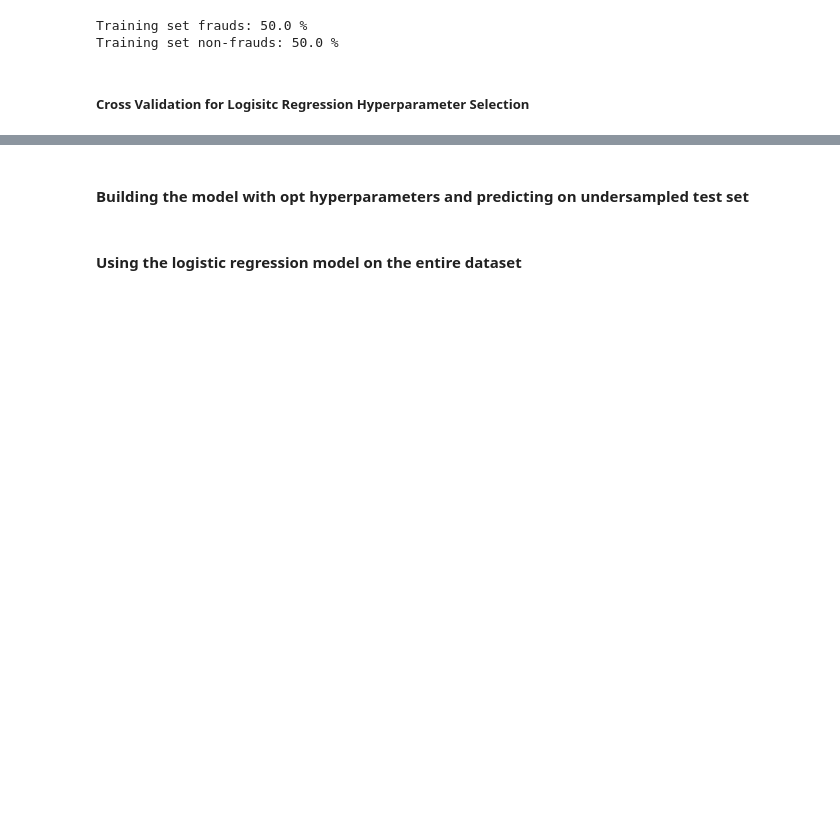
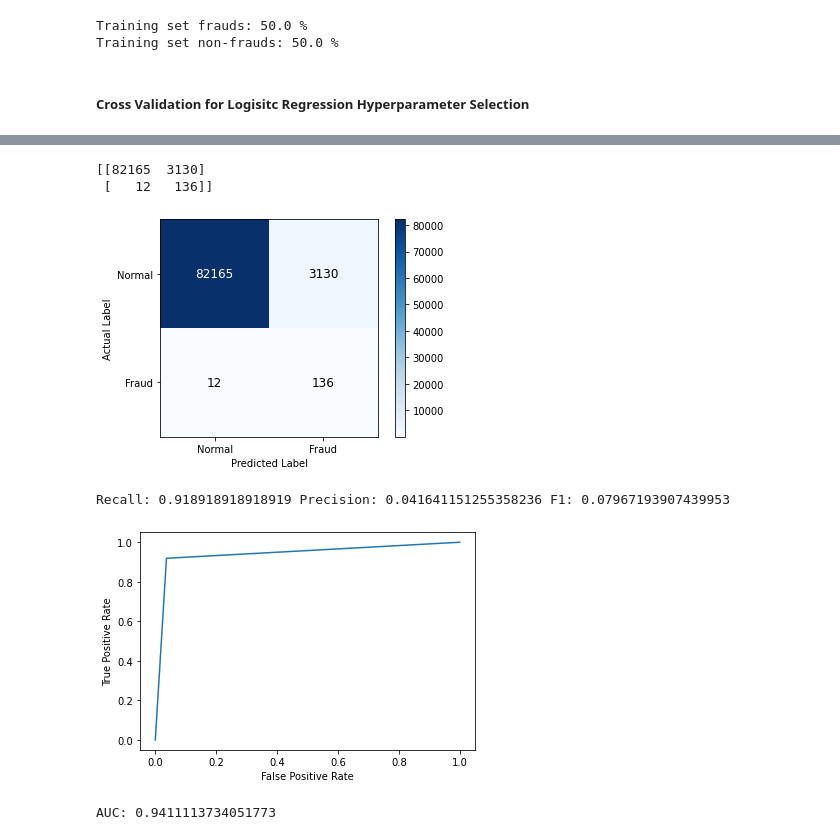
Before and after one commit to meuliano/ML_Credit_Card_Fraud_Detection, a Jupyter notebook: FraudDetection_ClairesEdits.ipynb, the cells around one changed output, grey strips where cells are left out. Saved outputs shown, nothing was run; the diff lists cells and outputs as text; code cells hidden in the pictures; blank space fills up the shorter version.

Commit message:
confusion matrix, ROC curve added

```diff
--- a/FraudDetection_ClairesEdits.ipynb
+++ b/FraudDetection_ClairesEdits.ipynb
@@ -95,7 +95,7 @@ y = data['Class']
 #### Break dataset into Training and Testing Sets Representative of the Imbalanced Dataset
 # %%
 #split dataset into training and test sets
-x_train, x_test, y_train, y_test = train_test_split(x, y, test_size = 0.2, random_state = 0, stratify = y)
+x_train, x_test, y_train, y_test = train_test_split(x, y, test_size = 0.3, random_state = 0, stratify = y)
 
 #check distributions of data
 fraud_train_pct = y_train[y_train== 1].value_counts()/len(y_train)*100
@@ -137,7 +137,7 @@ Training set non-frauds: 50.0 %
 def lr_kfold_cv(x_train,y_train,k):
     k_fold = KFold(n_splits = k, shuffle = True, random_state = 4)
     c = [0.01, 0.1, 1, 10, 100] #weight values to try
-    f1_scores = np.zeros(len(c))
+    scores = np.zeros(len(c))
     for i in range(len(c)):
 
         recall = np.zeros(k)
@@ -158,14 +158,14 @@ def lr_kfold_cv(x_train,y_train,k):
         avg_recall = np.mean(recall)
         avg_precision = np.mean(precision)
         avg_f1 = np.mean(f1)
-        f1_scores[i] = avg_f1
+        scores[i] = avg_f1
         print('C =', c[i], ', Recall:', avg_recall, 'Precision:', avg_precision, 'F1:', avg_f1)
 
     #Select model with best F1 score
-    c_val = c[np.argmax(f1_scores)]
+    c_val = c[np.argmax(scores)]
     print('Select', c_val, 'as the best C value')
     return c_val
 
 #5 fold CV on Undersampled Dataset to select weight parameter
-c = lr_kfold_cv(x_train_u, y_train_u, 10)
+c = lr_kfold_cv(x_train_u, y_train_u, 5)
 # %% [output]
@@ -197,2 +179,0 @@ Recall: 0.8775510204081632 Precision: 0.04552673372154579 F1: 0.0865626572722697
-# %% [markdown]
-#### Building the model with opt hyperparameters and predicting on undersampled test set
@@ -213,5 +180,53 @@ Recall: 0.8775510204081632 Precision: 0.04552673372154579 F1: 0.0865626572722697
-# %% [markdown]
-#### Using the logistic regression model on the entire dataset
+# %%
+#Create model with best weight parameter
+lr = LogisticRegression(C = c, penalty= "l2", max_iter= 1000) #Logistic Regression model
+lr.fit(x_train_u, y_train_u) #Fitting the model
+
+#Predict on the (skewed) test set
+y_pred = lr.predict(x_test)
+
+#Evaluate the model
+
+#Confusion Matrix
+cnf_matrix = confusion_matrix(y_test, y_pred)
+print(cnf_matrix)
+fig = plt.figure()
+plt.imshow(cnf_matrix, interpolation='nearest', cmap=plt.cm.Blues)
+plt.colorbar()
+tick_marks = np.arange(2)
+plt.xticks(tick_marks, ['Normal', 'Fraud'])
+plt.yticks(tick_marks, ['Normal', 'Fraud'])
+plt.xlabel('Predicted Label')
+plt.ylabel('Actual Label')
+plt.text(0, 0, '{}'.format(cnf_matrix[0,0]), ha='center', va='center', color='white', fontsize=12)
+plt.text(1, 0, '{}'.format(cnf_matrix[0,1]), ha='center', va='center', color='black', fontsize=12)
+plt.text(0, 1, '{}'.format(cnf_matrix[1,0]), ha='center', va='center', color='black', fontsize=12)
+plt.text(1, 1, '{}'.format(cnf_matrix[1,1]), ha='center', va='center', color='black', fontsize=12)
+
+plt.show()
+
+#Precision and Recall and F1 Score
+recall = recall_score(y_test, y_pred)
+precision = precision_score(y_test, y_pred)
+f1 = f1_score(y_test, y_pred)
+print('Recall:', recall, 'Precision:', precision, 'F1:', f1)
+
+#Plot ROC curve
+fpr, tpr, thresholds = roc_curve(y_test, y_pred)
+fig = plt.figure()
+plt.plot(fpr, tpr)
+plt.xlabel('False Positive Rate')
+plt.ylabel('True Positive Rate')
+plt.show()
+
+print('AUC:', auc(fpr, tpr))
+# %% [output]
+[[82165  3130]
+ [   12   136]]
+[figure, added]
+Recall: 0.918918918918919 Precision: 0.041641151255358236 F1: 0.07967193907439953
+[figure, added]
+AUC: 0.9411113734051773
 # %%
 # #Use the whole dataset
 # x = data.drop(['Class'], axis = 1)
```
Also changed, not shown: parts of 4 cells of this notebook.
